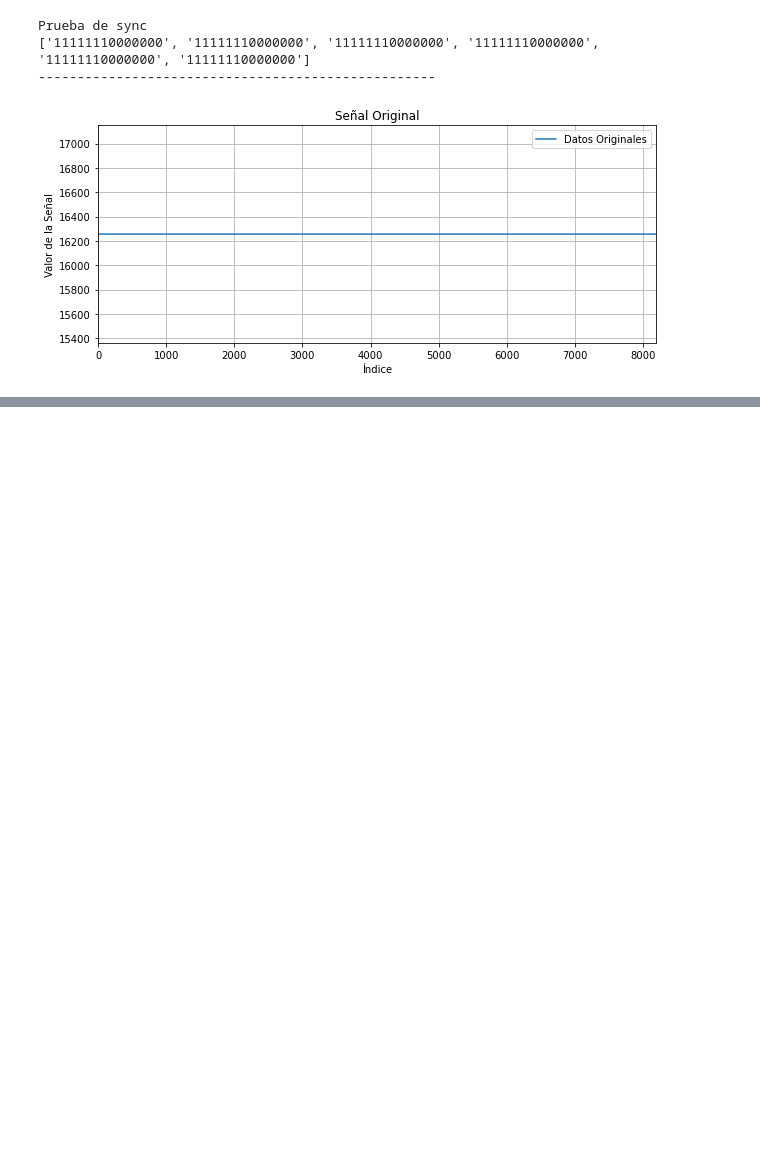
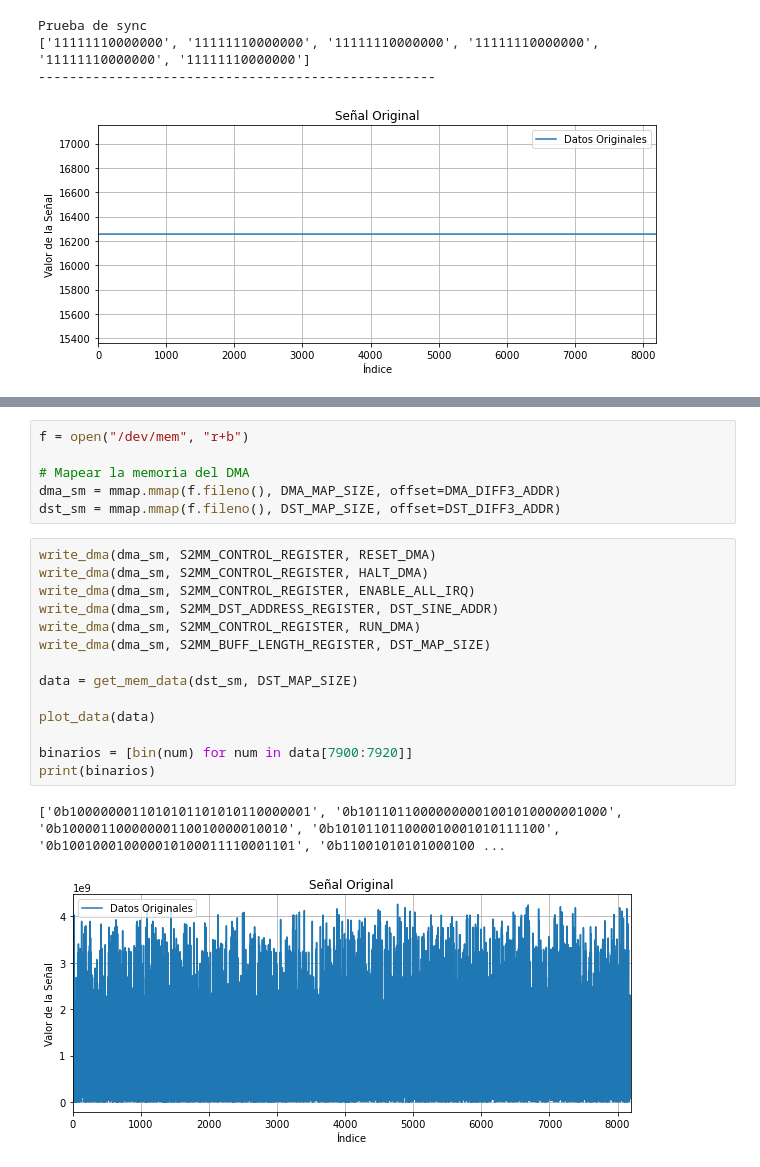
Before and after one commit to fabioc9675/DUNE_Daphne_v3_AFE, a Jupyter notebook: Petalinux/file_transfer/AFE_Test.ipynb, the cells around one changed output, grey strips where cells are left out. Drawn from its saved outputs; the diff is of its cells as text; blank space fills up the shorter version.

```diff
--- a/Petalinux/file_transfer/AFE_Test.ipynb
+++ b/Petalinux/file_transfer/AFE_Test.ipynb
@@ -453,0 +472,23 @@ Valor binario: 10010001010101100100010101101001
+# %%
+f = open("/dev/mem", "r+b")
+
+# Mapear la memoria del DMA
+dma_sm = mmap.mmap(f.fileno(), DMA_MAP_SIZE, offset=DMA_DIFF3_ADDR)
+dst_sm = mmap.mmap(f.fileno(), DST_MAP_SIZE, offset=DST_DIFF3_ADDR)
+# %%
+write_dma(dma_sm, S2MM_CONTROL_REGISTER, RESET_DMA)
+write_dma(dma_sm, S2MM_CONTROL_REGISTER, HALT_DMA)
+write_dma(dma_sm, S2MM_CONTROL_REGISTER, ENABLE_ALL_IRQ)
+write_dma(dma_sm, S2MM_DST_ADDRESS_REGISTER, DST_SINE_ADDR)
+write_dma(dma_sm, S2MM_CONTROL_REGISTER, RUN_DMA)
+write_dma(dma_sm, S2MM_BUFF_LENGTH_REGISTER, DST_MAP_SIZE)
+
+data = get_mem_data(dst_sm, DST_MAP_SIZE)
+
+plot_data(data)
+
+binarios = [bin(num) for num in data[7900:7920]]
+print(binarios)
+# %% [output]
+['0b1000000011010101101010110000001', '0b10110110000000001001010000001000', '0b10000110000000110010000010010', '0b101011011000010001010111100', '0b100100010000010100011110001101', '0b11001010101000100 ...
+[figure, added]
```
Also changed, not shown: parts of 17 cells of this notebook, 15 other files.
